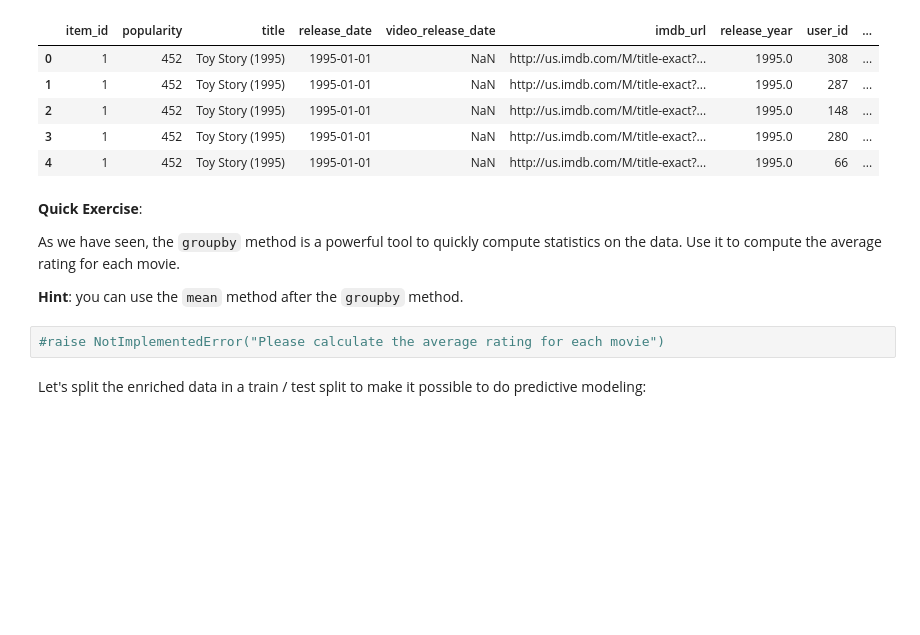
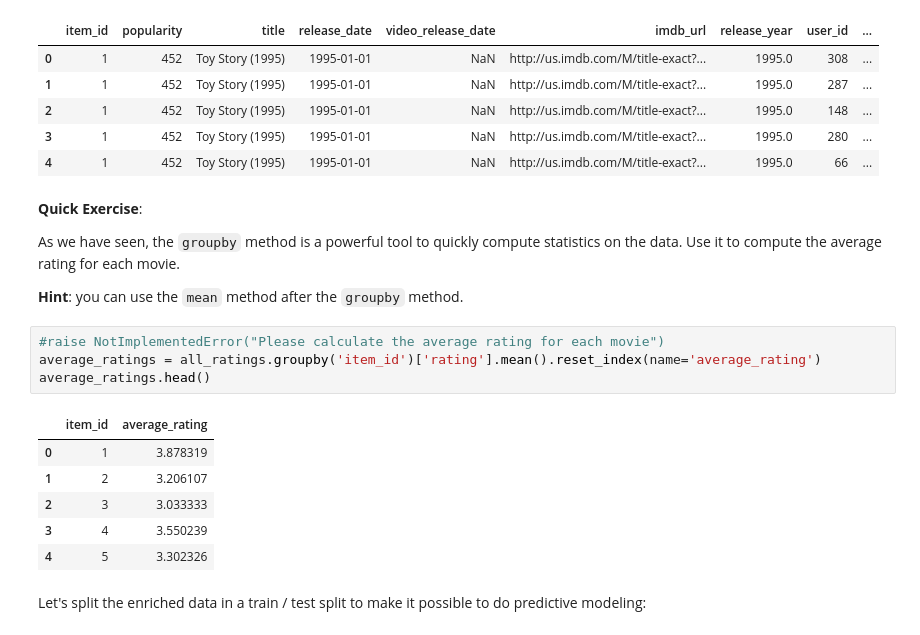
Before and after one commit to hwalia/deep_learning, a Jupyter notebook: 01_materials/labs/lab_3.ipynb, the cells around one changed output. Drawn from its saved outputs; the diff is of its cells as text; blank space fills up the shorter version.

```diff
--- a/01_materials/labs/lab_3.ipynb
+++ b/01_materials/labs/lab_3.ipynb
@@ -189,6 +189,15 @@ As we have seen, the `groupby` method is a powerful tool to quickly compute stat
 **Hint**: you can use the `mean` method after the `groupby` method.
 # %%
 #raise NotImplementedError("Please calculate the average rating for each movie")
+average_ratings = all_ratings.groupby('item_id')['rating'].mean().reset_index(name='average_rating')
+average_ratings.head()
+# %% [output]
+|  | item_id | average_rating |
+| 0 | 1 | 3.878319 |
+| 1 | 2 | 3.206107 |
+| 2 | 3 | 3.033333 |
+| 3 | 4 | 3.550239 |
+| 4 | 5 | 3.302326 |
 # %% [markdown]
 Let's split the enriched data in a train / test split to make it possible to do predictive modeling:
 # %%
```
Also changed, not shown: parts of 17 cells of this notebook, 3 other files.
